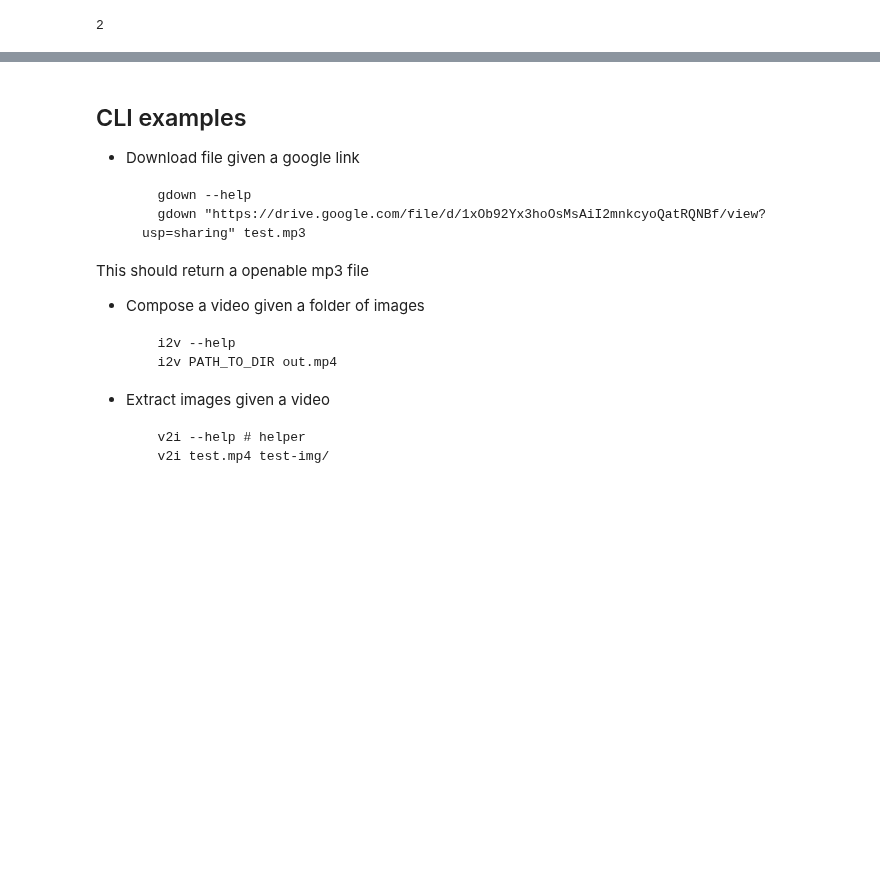
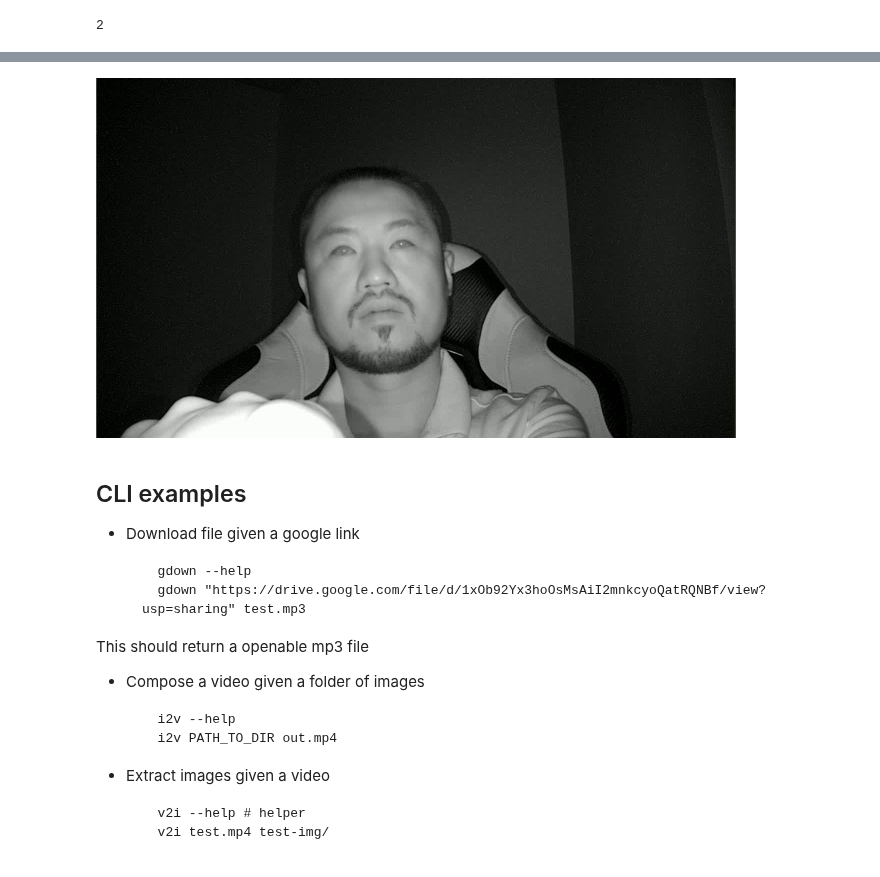
Before and after one commit to anhvth/avcv, a Jupyter notebook: nbs/03_utils.ipynb, the cells around one changed output, grey strips where cells are left out. Cells and saved outputs as stored; diff of their text form; code cells hidden in the pictures; blank space fills up the shorter version.

```diff
--- a/nbs/03_utils.ipynb
+++ b/nbs/03_utils.ipynb
@@ -284,0 +350,3 @@ def av_i2v(
+# %%
+#| hide
+v = VideoReader('/dms/dms/FDSP_data/220913/anhdv42_Sensing_Session1_CAMc_1b_2c_3a_4c_5b_6b_7b_8a_9a_10a_11b_12a_13a_14b_15b_16f_17a_18a_19a_20b.avi', mode='gray')
@@ -285,3 +358,7 @@ def av_i2v(
+# %%
+Image.fromarray(v[0])
+# %% [output]
+[figure, added]
 # %% [markdown]
 ## CLI examples
 + Download file given a google link
```
Also changed, not shown: parts of 6 cells of this notebook, 4 other files.
